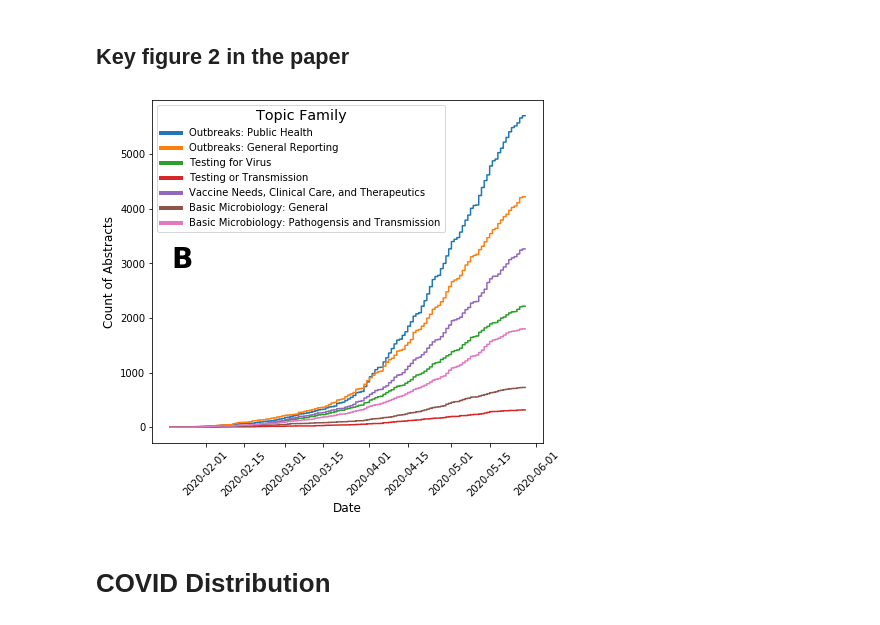
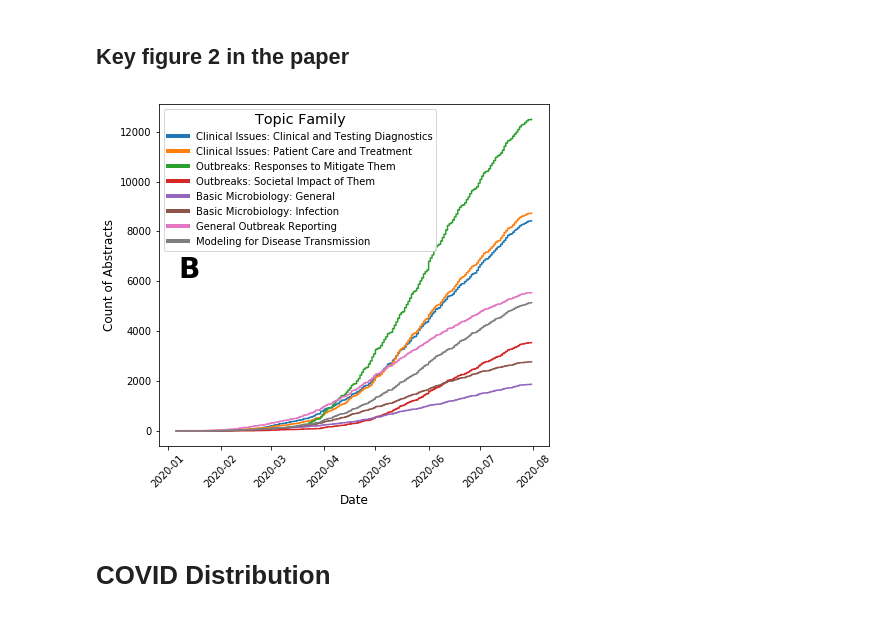
Before and after one commit to COVID19-DVRN/8-AI-Mapping-of-Relevant-Coronavirus-Literature, a Jupyter notebook: analysis/LDA_Analytics.ipynb, the cells around one changed output. Saved outputs shown, nothing was run; the diff lists cells and outputs as text; code cells hidden in the pictures.

```diff
--- a/analysis/LDA_Analytics.ipynb
+++ b/analysis/LDA_Analytics.ipynb
@@ -434,3 +343,19 @@ t_all_names = ['Outbreaks: Public Health', 'Outbreaks: General Reporting', 'Test
+# %%
+t_testing = [8,22,7,19,20]
+t_treatment = [0,2,3,16,17,25]
+t_response_to_mitigate_outbreaks = [1,26,27]
+t_societal_impact_of_outbreaks = [5,6,9,12,18]
+t_microbiology_general = [4,10,21]
+t_microbiology_Infection = [11,23,15]
+t_outbreak_reporting = [24,28]
+t_transmission_model = [13,14,29]
+
+t_all = [t_testing, t_treatment, t_response_to_mitigate_outbreaks, t_societal_impact_of_outbreaks,
+         t_microbiology_general, t_microbiology_Infection, t_outbreak_reporting, t_transmission_model]
+t_all_names = ['Clinical Issues: Clinical and Testing Diagnostics', 'Clinical Issues: Patient Care and Treatment',
+               'Outbreaks: Responses to Mitigate Them',
+               'Outbreaks: Societal Impact of Them', 'Basic Microbiology: General',
+               'Basic Microbiology: Infection', 'General Outbreak Reporting', 'Modeling for Disease Transmission']
 # %%
 sums_all, sums_covid = [], []
 for t, lst in enumerate(t_all):
@@ -489,42 +414,37 @@ plt.show()
 # %%
 # drop abstracts at 2020 jan 1 due to datetime issues, then normalize later
 subset_COVID2 = subset_COVID[subset_COVID['converted_datetime'] > datetime.datetime(2020,1,1)]
 norm_factor = len(subset_COVID) / len(subset_COVID2)
 
 sums_all, sums_covid = [], []
 fig, ax = plt.subplots(figsize=(7, 7))
 
 covid_normalizer_df = metadata_dt_analysis[metadata_dt_analysis['abstract_COVID']] # use this to normalize cumsums for abstracts with just 2020 as date
 x = 0
 for t, lst in enumerate(t_all):
     boolean = subset_COVID2['Dominant_Topic'].isin(lst)
     normalize_boolean = covid_normalizer_df['Dominant_Topic'].isin(lst)
     norm_factor = np.sum(normalize_boolean) / np.sum(boolean)
     sums_covid.append(sum(boolean) * norm_factor)
     x += sum(boolean) * norm_factor
     plt.plot(subset_COVID2['converted_datetime'], np.cumsum(boolean) * norm_factor, label = t_all_names[t])
-plt.xticks([datetime.datetime(2020, 2, 1), datetime.datetime(2020, 2, 15),
-            datetime.datetime(2020, 3, 1), datetime.datetime(2020, 3, 15),
-            datetime.datetime(2020, 4, 1), datetime.datetime(2020, 4, 15),
-            datetime.datetime(2020, 5, 1), datetime.datetime(2020, 5, 15),
-            datetime.datetime(2020, 6, 1)
-           ], rotation=45)
+plt.xticks(rotation=45)
 
 leg = ax.legend(title='Topic Family')
 plt.setp(leg.get_title(),fontsize='x-large')
 # get the individual lines inside legend and set line width
 for line in leg.get_lines():
     line.set_linewidth(4)
 
 plt.ylabel('Count of Abstracts', size=12)
 plt.xlabel('Date', size=12)
-plt.text(0.05, 0.575, 'B', transform=ax.transAxes, fontsize=28, fontweight='bold', va='top')
+plt.text(0.05, 0.555, 'B', transform=ax.transAxes, fontsize=28, fontweight='bold', va='top')
 # plt.title('Topic Families Over Time in COVID-19 Abstracts', size=14)
 # plt.yscale('log')
 plt.gcf().subplots_adjust(bottom=0.20)
-plt.savefig('Paper/Figures/6b.png', dpi=dpi)
+plt.savefig('/Users/lu_qxl/Desktop/6b.png', dpi=dpi)
 # %% [output]
-[figure, old version]
+[figure, new version]
 # %% [markdown]
 # COVID Distribution
 # %%
```
Also changed, not shown: parts of 15 cells of this notebook.
